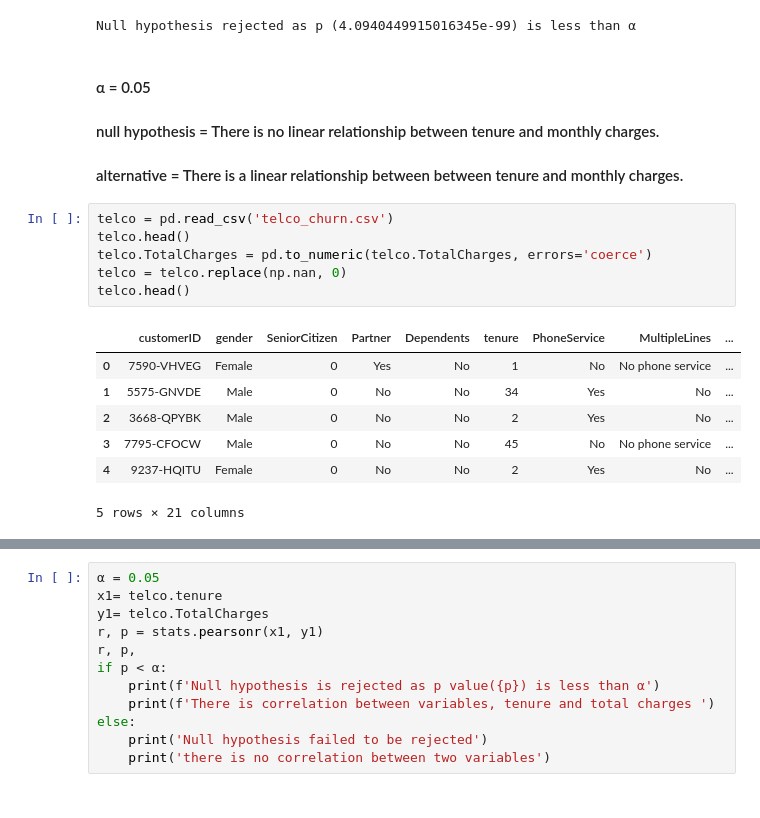
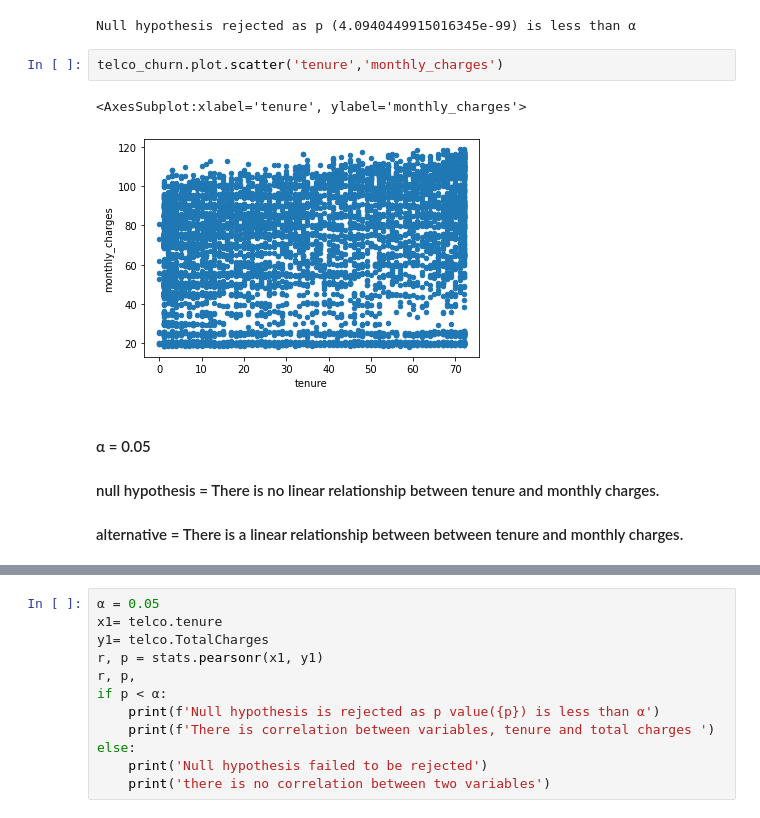
Before and after one commit to Saroj6632/statistics-exercises, a Jupyter notebook: hypothesis_testing.ipynb, the cells around one changed output, grey strips where cells are left out. Cells and saved outputs as stored; diff of their text form.

```diff
--- a/hypothesis_testing.ipynb
+++ b/hypothesis_testing.ipynb
@@ -208,21 +208,12 @@ r,p
 print(f'Null hypothesis rejected as p ({p}) is less than α')
 # %% [output]
 Null hypothesis rejected as p (4.0940449915016345e-99) is less than α
-# %% [markdown]
-#### α = 0.05
-#### null hypothesis = There is no linear relationship between tenure and monthly charges.
-#### alternative = There is a linear relationship between between  tenure and monthly charges.
-# %%
-telco = pd.read_csv('telco_churn.csv')
-telco.head()
-telco.TotalCharges = pd.to_numeric(telco.TotalCharges, errors='coerce')
-telco = telco.replace(np.nan, 0)
-telco.head()
-# %% [output]
-|  | customerID | gender | SeniorCitizen | Partner | Dependents | tenure | PhoneService | MultipleLines | ... |
-| 0 | 7590-VHVEG | Female | 0 | Yes | No | 1 | No | No phone service | ... |
-| 1 | 5575-GNVDE | Male | 0 | No | No | 34 | Yes | No | ... |
-| 2 | 3668-QPYBK | Male | 0 | No | No | 2 | Yes | No | ... |
-| 3 | 7795-CFOCW | Male | 0 | No | No | 45 | No | No phone service | ... |
-| 4 | 9237-HQITU | Female | 0 | No | No | 2 | Yes | No | ... |
-5 rows × 21 columns
+# %%
+telco_churn.plot.scatter('tenure','monthly_charges')
+# %% [output]
+<AxesSubplot:xlabel='tenure', ylabel='monthly_charges'>
+[figure, added]
+# %% [markdown]
+#### α = 0.05
+#### null hypothesis = There is no linear relationship between tenure and monthly charges.
+#### alternative = There is a linear relationship between between  tenure and monthly charges.
```
Also changed, not shown: parts of 30 cells of this notebook.
